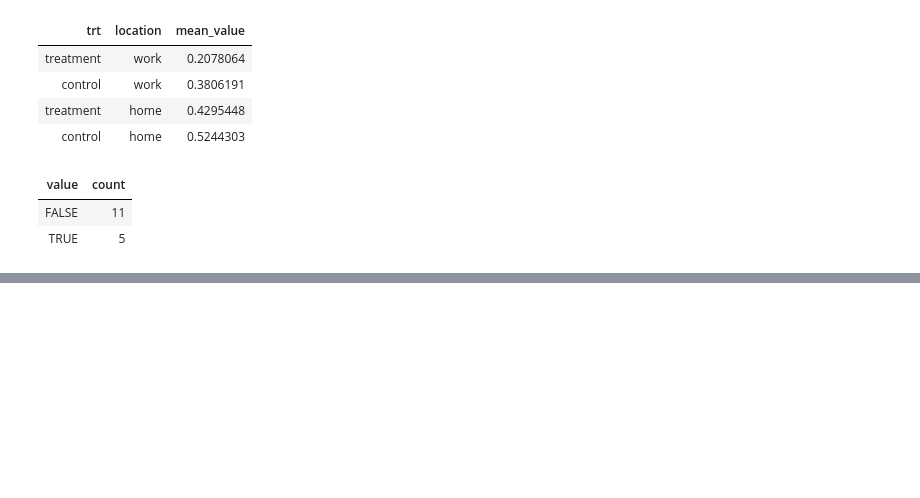
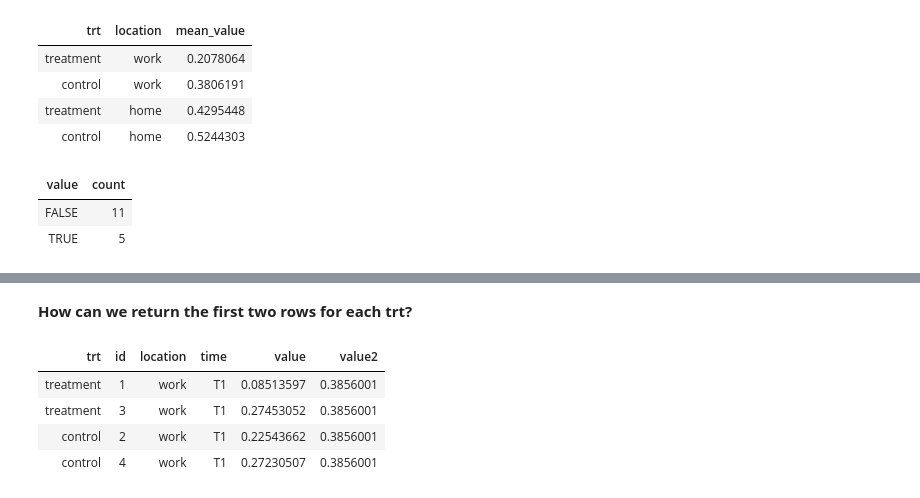
Before and after one commit to mylovelybaby/R_notebooks, a Jupyter notebook: Data Preprocessing with R.ipynb, the cells around one changed output, grey strips where cells are left out. Drawn from its saved outputs; the diff is of its cells as text; code cells hidden in the pictures; blank space fills up the shorter version.

```diff
--- a/Data Preprocessing with R.ipynb
+++ b/Data Preprocessing with R.ipynb
@@ -334,0 +384,10 @@ dt_tidier[,.(count=.N), value>0.5]
+# %% [markdown]
+**How can we return the first two rows for each trt?**
+# %%
+dt_tidier[,head(.SD,2),by=trt]
+# %% [output]
+| trt | id | location | time | value | value2 |
+| treatment | 1 | work | T1 | 0.08513597 | 0.3856001 |
+| treatment | 3 | work | T1 | 0.27453052 | 0.3856001 |
+| control | 2 | work | T1 | 0.22543662 | 0.3856001 |
+| control | 4 | work | T1 | 0.27230507 | 0.3856001 |
```
Also changed, not shown: parts of 10 cells of this notebook.
